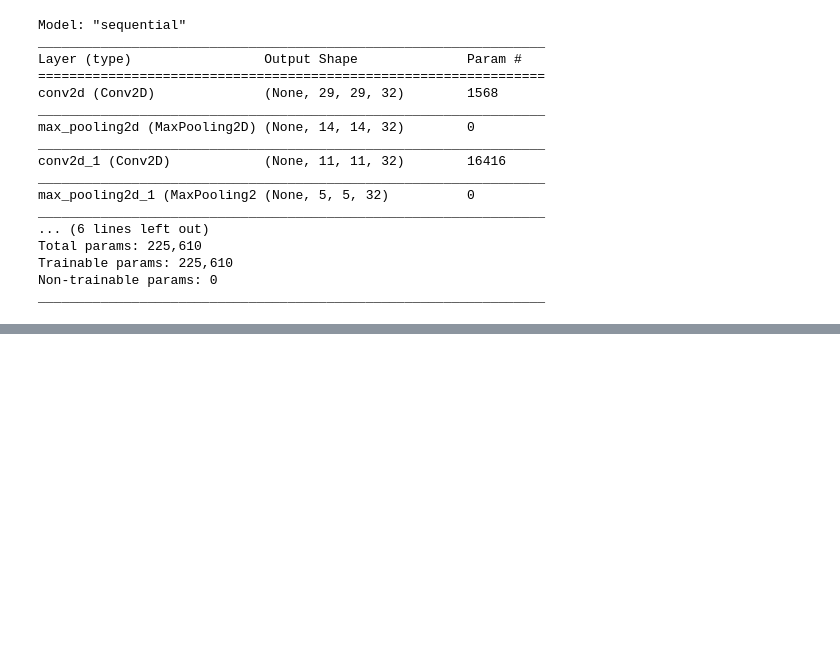
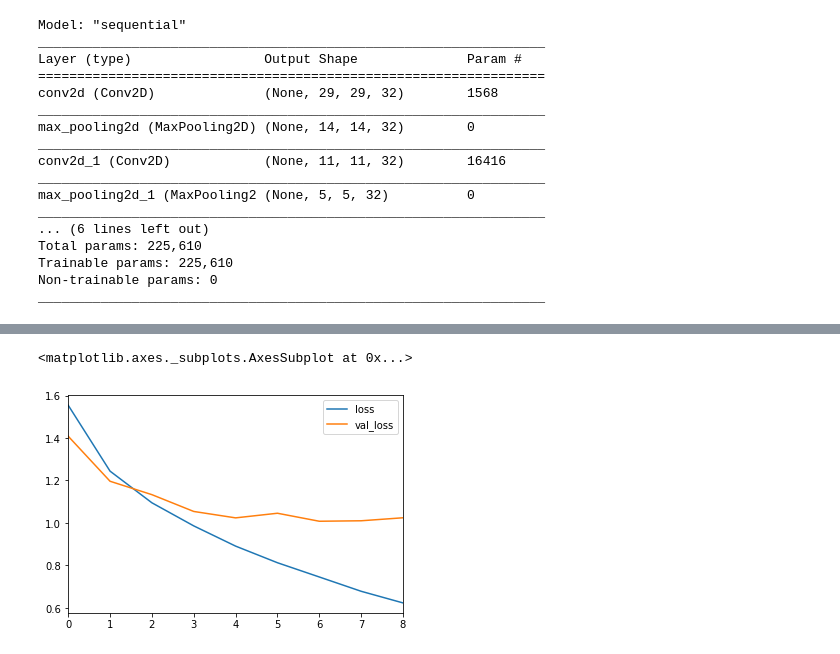
Before and after one commit to namanmanchanda09/MNIST-and-CIFAR-dataset-digit-and-image-recognizer, a Jupyter notebook: CIFAR .ipynb, the cells around one changed output, grey strips where cells are left out. Cells and saved outputs as stored; diff of their text form; code cells hidden in the pictures; blank space fills up the shorter version.

```diff
--- a/CIFAR .ipynb
+++ b/CIFAR .ipynb
@@ -122,0 +147,5 @@ Epoch 8/15
+# %%
+metrics[['loss','val_loss']].plot()
+# %% [output]
+<matplotlib.axes._subplots.AxesSubplot at 0x...>
+[figure, added]
```
Also changed, not shown: parts of 4 cells of this notebook.
